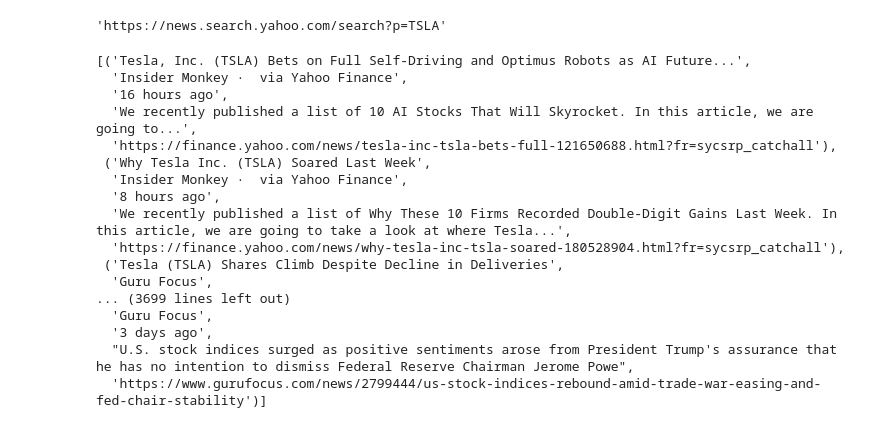
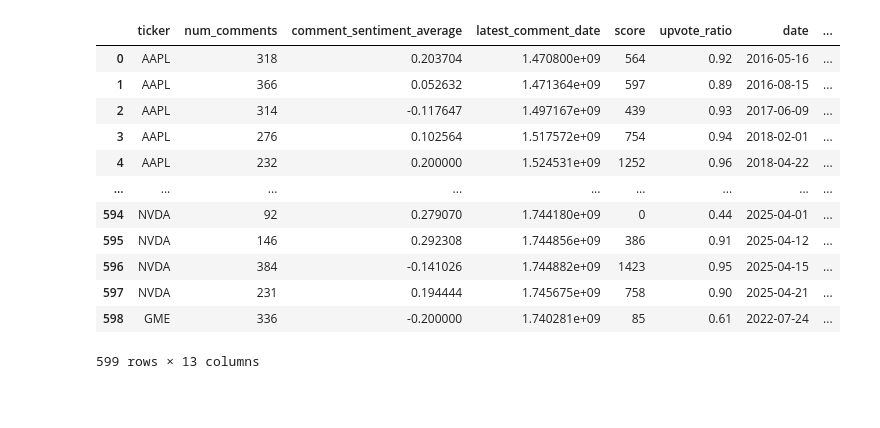
Before and after one commit to JacksonGiemza/reddit-sentiment-analysis, a Jupyter notebook: reddit/news.ipynb, the cells around one changed output. Saved outputs shown, nothing was run; the diff lists cells and outputs as text; code cells hidden in the pictures; blank space fills up the shorter version.

```diff
--- a/reddit/news.ipynb
+++ b/reddit/news.ipynb
@@ -49,7 +6,3 @@ soup = BeautifulSoup(response.text, 'html.parser')
-# %%
-f'https://news.search.yahoo.com/search?p={ticker}'
-# %% [output]
-'https://news.search.yahoo.com/search?p=TSLA'
 # %%
 import re
 import csv
@@ -118,20 +75,0 @@ df = get_the_news('TSLA')
-# %%
-df
-# %% [output]
-[('Tesla, Inc. (TSLA) Bets on Full Self-Driving and Optimus Robots as AI Future...',
-  'Insider Monkey ·  via Yahoo Finance',
-  '16 hours ago',
-  'We recently published a list of 10 AI Stocks That Will Skyrocket. In this article, we are going to...',
-  'https://finance.yahoo.com/news/tesla-inc-tsla-bets-full-121650688.html?fr=sycsrp_catchall'),
- ('Why Tesla Inc. (TSLA) Soared Last Week',
-  'Insider Monkey ·  via Yahoo Finance',
-  '8 hours ago',
-  'We recently published a list of Why These 10 Firms Recorded Double-Digit Gains Last Week. In this article, we are going to take a look at where Tesla...',
-  'https://finance.yahoo.com/news/why-tesla-inc-tsla-soared-180528904.html?fr=sycsrp_catchall'),
- ('Tesla (TSLA) Shares Climb Despite Decline in Deliveries',
-  'Guru Focus',
-... (3699 lines left out)
-  'Guru Focus',
-  '3 days ago',
-  "U.S. stock indices surged as positive sentiments arose from President Trump's assurance that he has no intention to dismiss Federal Reserve Chairman Jerome Powe",
-  'https://www.gurufocus.com/news/2799444/us-stock-indices-rebound-amid-trade-war-easing-and-fed-chair-stability')]
@@ -137,0 +126,16 @@ df
+# %%
+final_merged_df
+# %% [output]
+|  | ticker | num_comments | comment_sentiment_average | latest_comment_date | score | upvote_ratio | date | ... |
+| 0 | AAPL | 318 | 0.203704 | 1.470800e+09 | 564 | 0.92 | 2016-05-16 | ... |
+| 1 | AAPL | 366 | 0.052632 | 1.471364e+09 | 597 | 0.89 | 2016-08-15 | ... |
+| 2 | AAPL | 314 | -0.117647 | 1.497167e+09 | 439 | 0.93 | 2017-06-09 | ... |
+| 3 | AAPL | 276 | 0.102564 | 1.517572e+09 | 754 | 0.94 | 2018-02-01 | ... |
+| 4 | AAPL | 232 | 0.200000 | 1.524531e+09 | 1252 | 0.96 | 2018-04-22 | ... |
+| ... | ... | ... | ... | ... | ... | ... | ... | ... |
+| 594 | NVDA | 92 | 0.279070 | 1.744180e+09 | 0 | 0.44 | 2025-04-01 | ... |
+| 595 | NVDA | 146 | 0.292308 | 1.744856e+09 | 386 | 0.91 | 2025-04-12 | ... |
+| 596 | NVDA | 384 | -0.141026 | 1.744882e+09 | 1423 | 0.95 | 2025-04-15 | ... |
+| 597 | NVDA | 231 | 0.194444 | 1.745675e+09 | 758 | 0.90 | 2025-04-21 | ... |
+| 598 | GME | 336 | -0.200000 | 1.740281e+09 | 85 | 0.61 | 2022-07-24 | ... |
+599 rows × 13 columns
```
Also changed, not shown: parts of 7 cells of this notebook, 24 other files.
